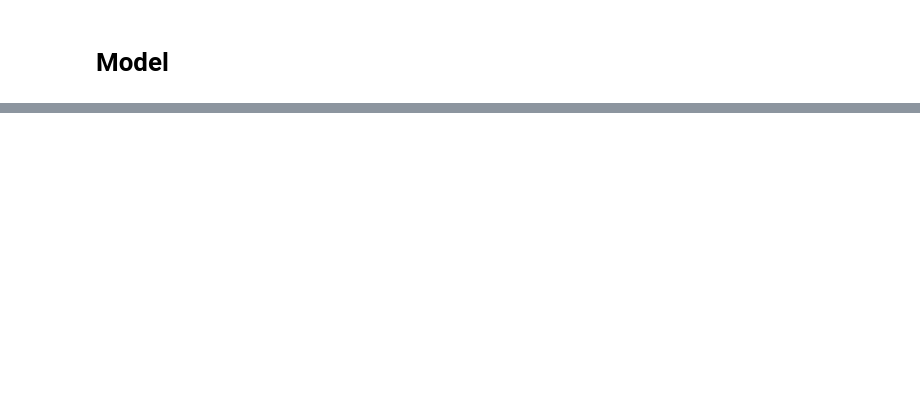
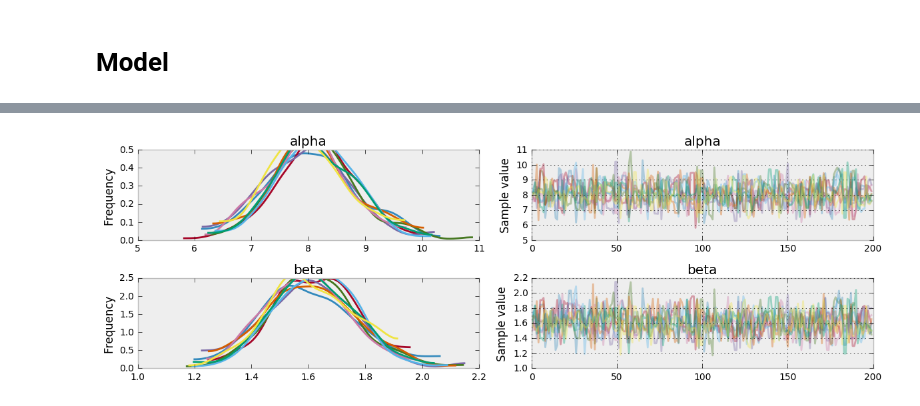
Before and after one commit to ct2034/miriam, a Jupyter notebook: learn/pyMC3/my_demo_gamma.ipynb, the cells around one changed output, grey strips where cells are left out. Cells and saved outputs as stored; diff of their text form; code cells hidden in the pictures; blank space fills up the shorter version.

```diff
--- a/learn/pyMC3/my_demo_gamma.ipynb
+++ b/learn/pyMC3/my_demo_gamma.ipynb
@@ -71,0 +122,26 @@ _ = pm.traceplot(trace,
+# %%
+# using old data and simpler model
+with pm.Model() as model:
+    timing(True)
+    alpha = pm.Normal('alpha', mu=np.ones([n,n])*2, sd=np.ones([n,n]), shape=(n,n))
+    print("defined alpha vars")
+    timing()
+
+    beta = pm.Normal('beta', mu=np.ones([n,n]), sd=np.ones([n,n]), shape=(n,n))
+    print("defined beta vars")
+    timing()
+
+    Y = pm.Gamma('Y', alpha=alpha, beta=beta, observed=y)
+    print("defined Y")
+    timing()
+
+    start = pm.find_MAP()
+    print("found start")
+    timing()
+
+    step = pm.NUTS()
+    print("set NUTS")
+    timing()
+
+    trace = pm.sample(200, step, start=start, progressbar=True)
+    timing()
@@ -72,3 +171,9 @@ _ = pm.traceplot(trace,
+# %%
+_ = pm.traceplot(trace,
+                 varnames=['alpha',
+                           'beta'])
+# %% [output]
+[figure, added]
 # %%
 import matplotlib.mlab as mlab
 import itertools
```
Also changed, not shown: parts of 13 cells of this notebook, 1 other file.
